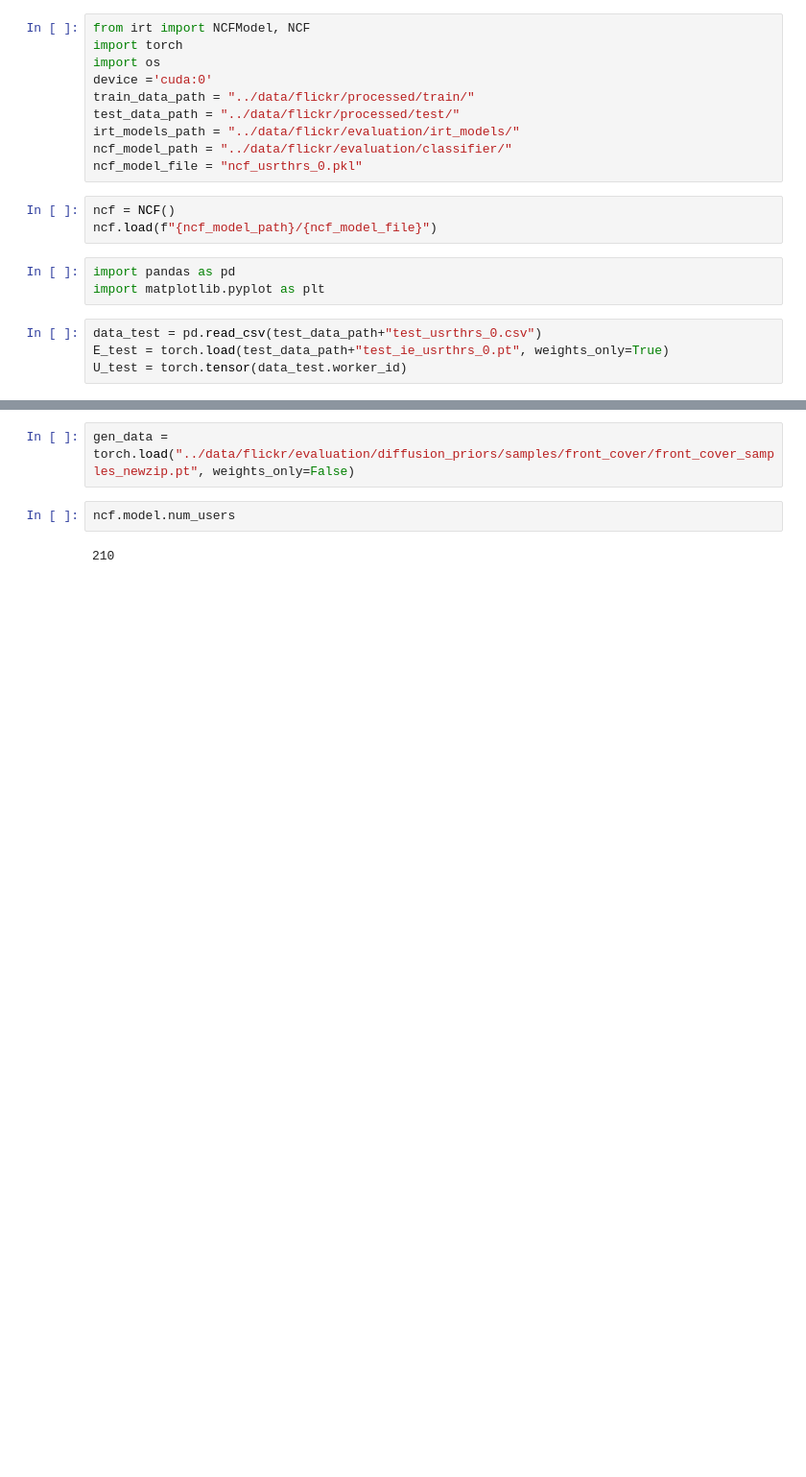
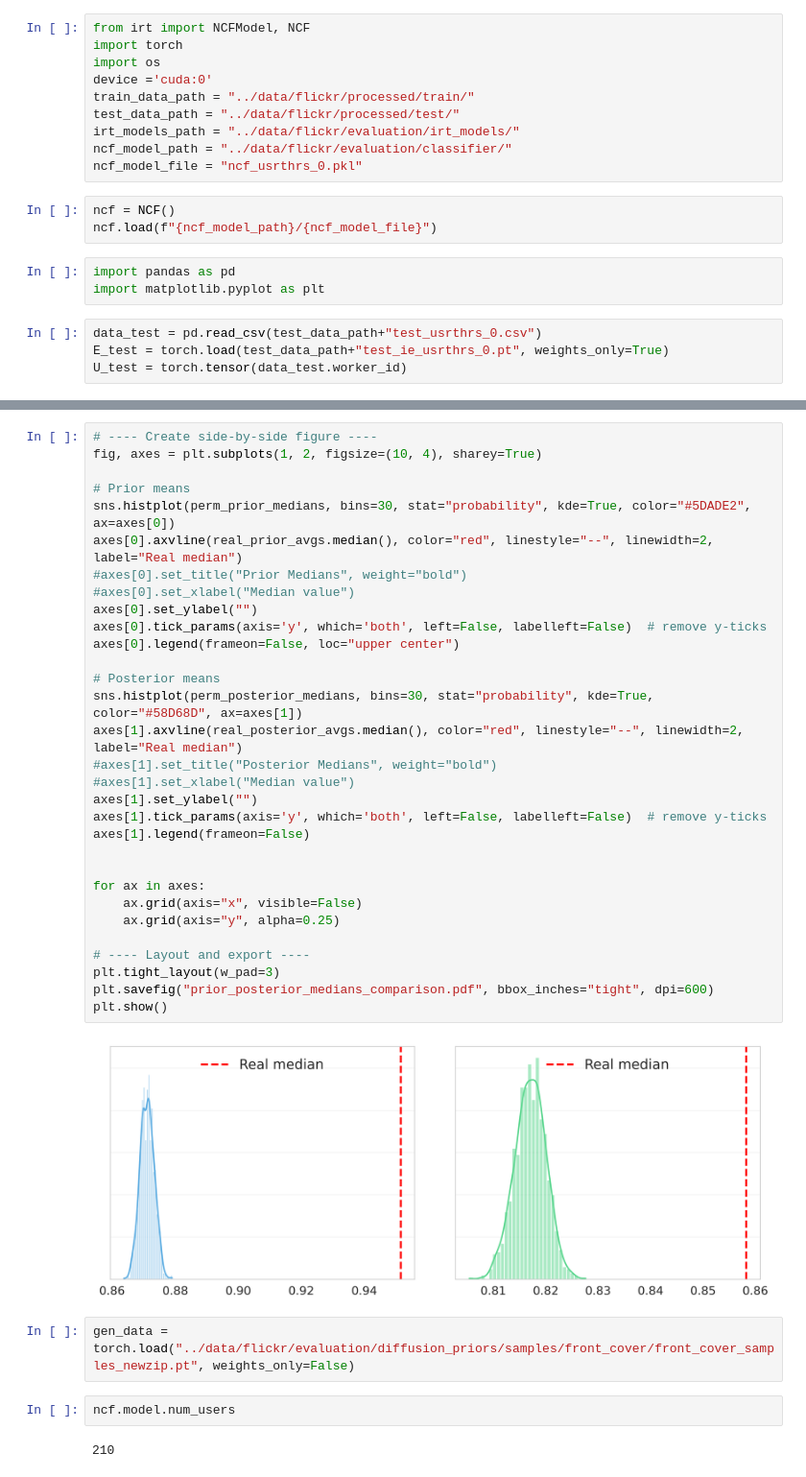
Before and after one commit to gapatron/REBECA, a Jupyter notebook: notebooks/classifier_test_scores.ipynb, the cells around one changed output, grey strips where cells are left out. Shown at 96% size. Cells and saved outputs as stored; diff of their text form; blank space fills up the shorter version.

```diff
--- a/notebooks/classifier_test_scores.ipynb
+++ b/notebooks/classifier_test_scores.ipynb
@@ -47,3 +161,36 @@ ncf.score(U_test, E_test.to(torch.float32))
+# %%
+# ---- Create side-by-side figure ----
+fig, axes = plt.subplots(1, 2, figsize=(10, 4), sharey=True)
+
+# Prior means
+sns.histplot(perm_prior_medians, bins=30, stat="probability", kde=True, color="#5DADE2", ax=axes[0])
+axes[0].axvline(real_prior_avgs.median(), color="red", linestyle="--", linewidth=2, label="Real median")
+#axes[0].set_title("Prior Medians", weight="bold")
+#axes[0].set_xlabel("Median value")
+axes[0].set_ylabel("")
+axes[0].tick_params(axis='y', which='both', left=False, labelleft=False)  # remove y-ticks
+axes[0].legend(frameon=False, loc="upper center")
+
+# Posterior means
+sns.histplot(perm_posterior_medians, bins=30, stat="probability", kde=True, color="#58D68D", ax=axes[1])
+axes[1].axvline(real_posterior_avgs.median(), color="red", linestyle="--", linewidth=2, label="Real median")
+#axes[1].set_title("Posterior Medians", weight="bold")
+#axes[1].set_xlabel("Median value")
+axes[1].set_ylabel("")
+axes[1].tick_params(axis='y', which='both', left=False, labelleft=False)  # remove y-ticks
+axes[1].legend(frameon=False)
+
+
+for ax in axes:
+    ax.grid(axis="x", visible=False)
+    ax.grid(axis="y", alpha=0.25)
+
+# ---- Layout and export ----
+plt.tight_layout(w_pad=3)
+plt.savefig("prior_posterior_medians_comparison.pdf", bbox_inches="tight", dpi=600)
+plt.show()
+# %% [output]
+[figure, added]
 # %%
 gen_data = torch.load("../data/flickr/evaluation/diffusion_priors/samples/front_cover/front_cover_samples_newzip.pt", weights_only=False)
 # %%
```
Also changed, not shown: parts of 4 cells of this notebook.
